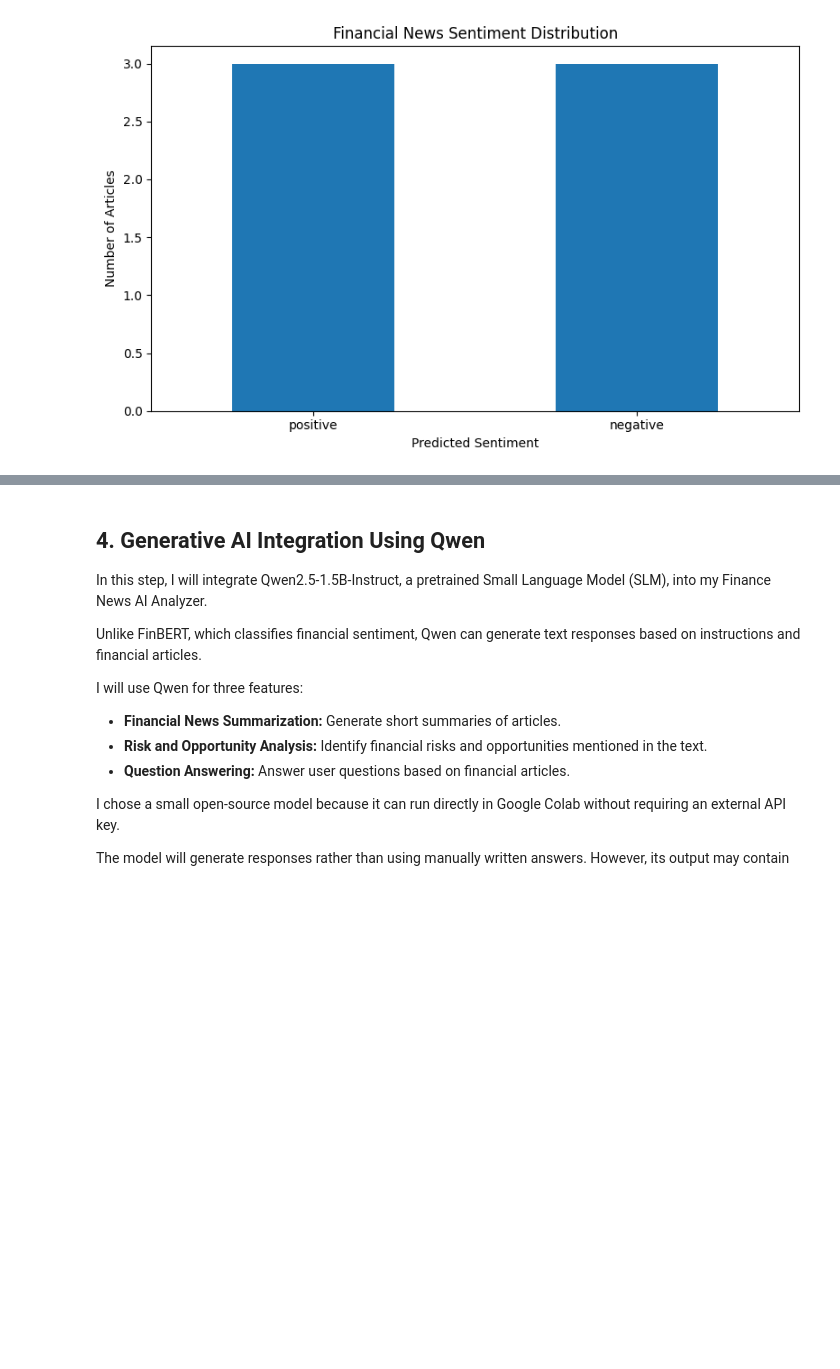
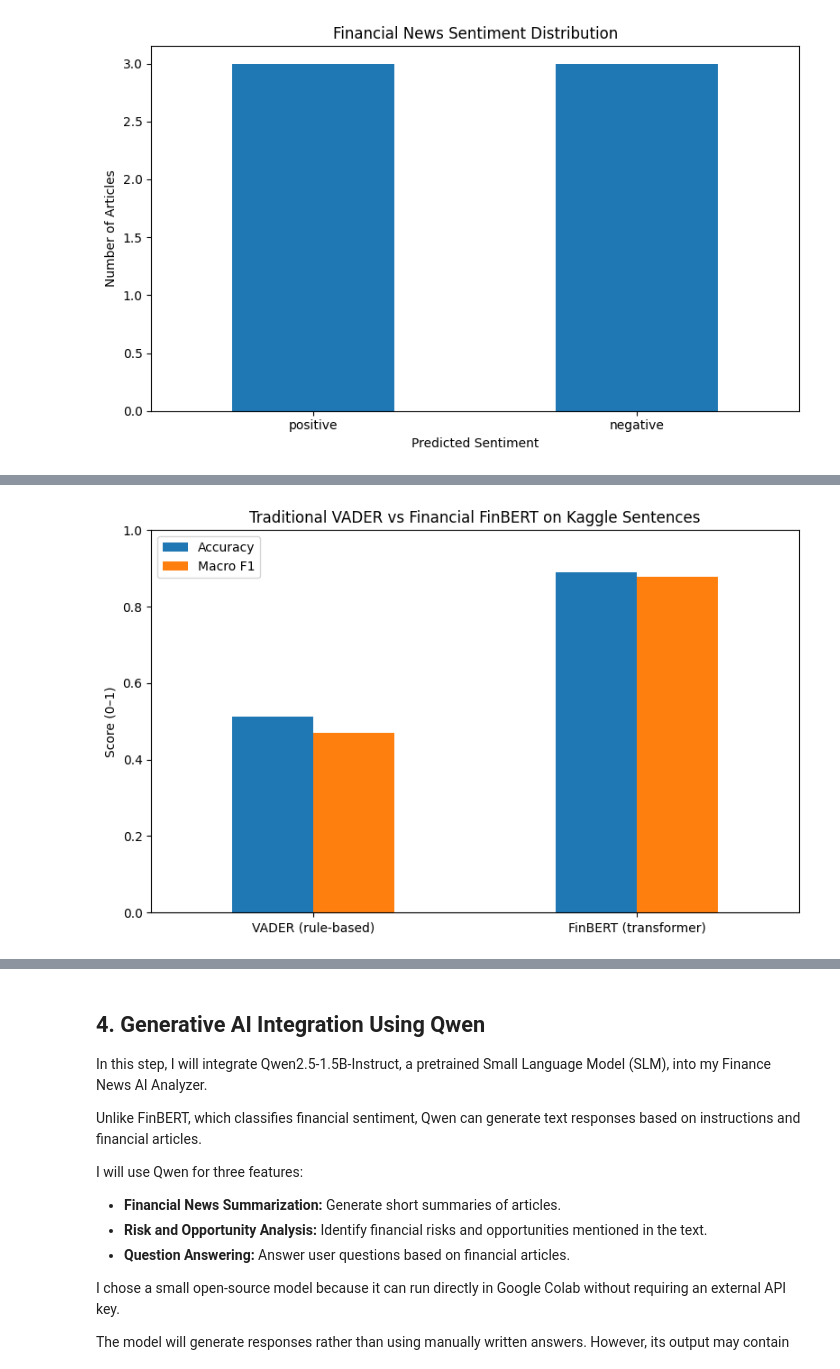
Before and after one commit to VI-K13/Module_04_ITAI-2372, a Jupyter notebook: Finance_News_AI_Analyzer_Viktoriya_Kurmisheva.ipynb, the cells around one changed output, grey strips where cells are left out. Cells and saved outputs as stored; diff of their text form; code cells hidden in the pictures; blank space fills up the shorter version.

```diff
--- a/Finance_News_AI_Analyzer_Viktoriya_Kurmisheva.ipynb
+++ b/Finance_News_AI_Analyzer_Viktoriya_Kurmisheva.ipynb
@@ -439,0 +594,30 @@ In the next step, I will integrate a generative language model to summarize arti
+# %%
+# Measure how the pretrained models match the Kaggle reference labels.
+from sklearn.metrics import accuracy_score, f1_score, classification_report, confusion_matrix
+
+true_labels = evaluation_df["label"]
+model_results = []
+for name, column in [
+    ("VADER (rule-based)", "vader_prediction"),
+    ("FinBERT (transformer)", "finbert_prediction")
+]:
+    predicted_labels = evaluation_df[column]
+    model_results.append({
+        "Model": name,
+        "Accuracy": accuracy_score(true_labels, predicted_labels),
+        "Macro F1": f1_score(true_labels, predicted_labels, average="macro", zero_division=0),
+        "Weighted F1": f1_score(true_labels, predicted_labels, average="weighted", zero_division=0),
+    })
+    print(f"\n{name} classification report:")
+    print(classification_report(
+        true_labels, predicted_labels,
+        labels=["negative", "neutral", "positive"], zero_division=0
+    ))
+
+metrics_df = pd.DataFrame(model_results)
+print("Model comparison on the same Kaggle sample:")
+display(metrics_df.round(3))
+
+# Save the evaluation data and results for further review (optional).
+evaluation_df.to_csv("kaggle_sentiment_predictions.csv", index=False)
+metrics_df.to_csv("kaggle_model_comparison.csv", index=False)
@@ -439,0 +645,12 @@ In the next step, I will integrate a generative language model to summarize arti
+# %%
+# Visualize model comparison using measured accuracy and macro-F1 scores.
+ax = metrics_df.set_index("Model")[["Accuracy", "Macro F1"]].plot(
+    kind="bar", figsize=(8, 5), ylim=(0, 1), rot=0
+)
+ax.set_title("Traditional VADER vs Financial FinBERT on Kaggle Sentences")
+ax.set_ylabel("Score (0–1)")
+ax.set_xlabel("")
+plt.tight_layout()
+plt.show()
+# %% [output]
+[figure, added]
```
Also changed, not shown: parts of 12 cells of this notebook.
